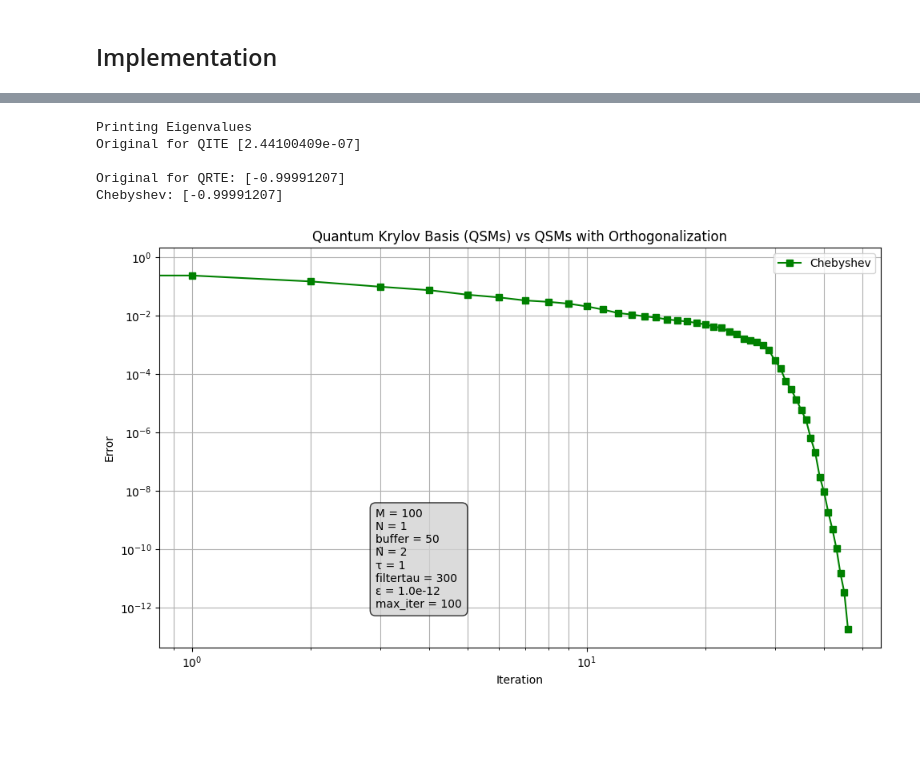
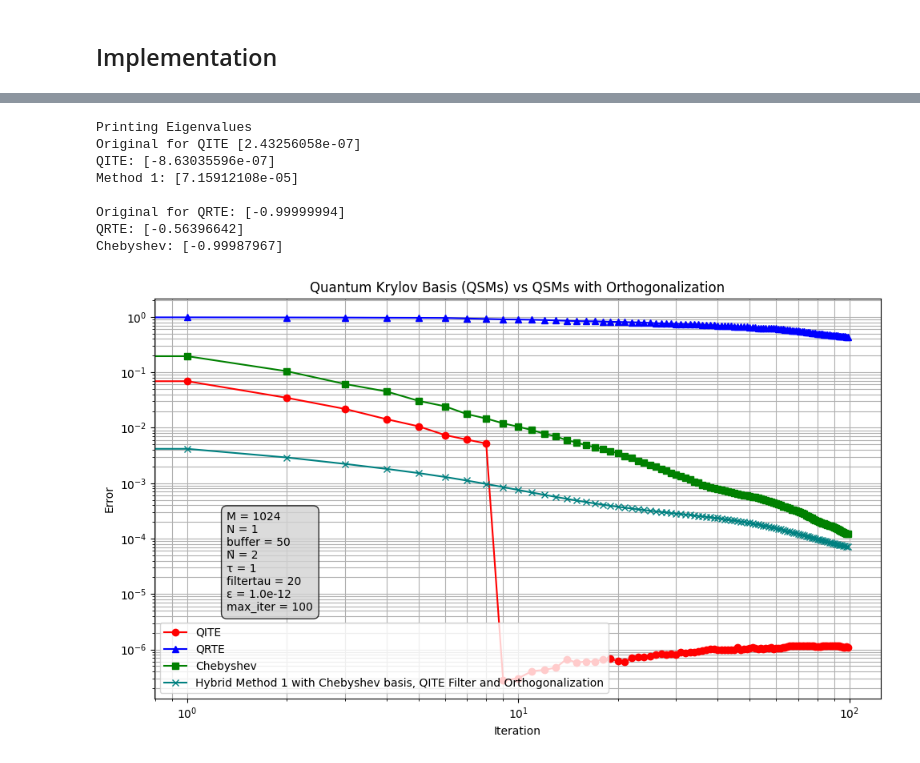
Before and after one commit to Nihar-Shah2001/Quantum_Computing_Notes, a Jupyter notebook: Notes/codes/comparison.ipynb, the cells around one changed output, grey strips where cells are left out. Cells and saved outputs as stored; diff of their text form; code cells hidden in the pictures; blank space fills up the shorter version.

```diff
--- a/Notes/codes/comparison.ipynb
+++ b/Notes/codes/comparison.ipynb
@@ -242,7 +156,8 @@ def QITE(H, psi_0, N, buffer, deltatau, epsilon, max_iter, eigenvalsh, orthogona
     print()
 
     last_valid_eigenvals = None
-    exp_H = expm(- deltatau * H)
+    exp_H = expm(- deltatau * H_norm)
+    eigh = np.linalg.eigvalsh(H_norm)
 
 
     while itr < max_iter and abs_error[-1] >= epsilon and Ntilde <= H.shape[0]:
@@ -251,13 +166,14 @@ def QITE(H, psi_0, N, buffer, deltatau, epsilon, max_iter, eigenvalsh, orthogona
         if itr == 0:
             Psi_0 = np.empty((H.shape[0], Ntilde), dtype=complex)
             v = psi_0.copy()
+            v /= np.linalg.norm(v)
             for i in range(Ntilde):
                 Psi_0[:, i] = v.flatten()
                 v = exp_H @ v
                 v /= np.linalg.norm(v)
         else:
             # Reuse previous Psi_F and append just one column
-            Psi_0 = np.column_stack((Psi_0, exp_H @ Psi_F[:, -1]))
+            Psi_0 = np.column_stack((Psi_0, exp_H @ Psi_0[:, -1]))
             Psi_0[:, -1] /= np.linalg.norm(Psi_0[:, -1])
 
 
@@ -283,7 +199,9 @@ def QITE(H, psi_0, N, buffer, deltatau, epsilon, max_iter, eigenvalsh, orthogona
             return last_valid_eigenvals, abs_error, itr
 
         # Compute Errors
-        abs_error.append(error(H_norm, Psi_0, N, method='none', eigenvals=eigenvals))
+        idx = np.argsort(eigenvals)
+        eigenvals = eigenvals[idx]
+        abs_error.append(np.linalg.norm(eigenvals[:N] - eigh[:N], ord=np.inf))
 
         last_valid_eigenvals = eigenvals
 
@@ -380,6 +317,7 @@ def chebyshev(H, psi_0, N, buffer, deltatau, epsilon, max_iter, eigenvalsh, orth
     print()
 
     last_valid_eigenvals = None
+    eigh = np.linalg.eigvalsh(H_norm)
 
     while itr < max_iter and abs_error[itr]>=epsilon and Ntilde <= H.shape[0]:
 
@@ -425,7 +363,9 @@ def chebyshev(H, psi_0, N, buffer, deltatau, epsilon, max_iter, eigenvalsh, orth
             return last_valid_eigenvals, abs_error, itr
 
         # Compute Errors
-        abs_error.append(error(H_norm, Psi_0, N, method='none', eigenvals=eigenvals))
+        idx = np.argsort(eigenvals)
+        eigenvals = eigenvals[idx]
+        abs_error.append(np.linalg.norm(eigenvals[:N] - eigh[:N], ord=np.inf))
 
         last_valid_eigenvals = eigenvals
 
@@ -502,13 +450,12 @@ def method1(H, psi_0, N, buffer, deltatau, epsilon, max_iter, filter_choice, ort
 # %%
 # Parameters
 np.random.seed(15) # For reproducibility
-# np.random.seed(20)
-M =  100 # Dimension of the matrix
+M =  1024 # Dimension of the matrix
 N = 1  # Number of eigenvalues
 buffer = 50  # Buffer for the number of eigenvalues
 Ntilde = int(np.ceil((1+(buffer/100)) * N))  # Number of eigenvalues to be found
 deltatau = 1 # Time step for the QITE method
-filtertau = 300
+filtertau = 20
 
 epsilon = 1e-12  # Tolerance for convergence
 max_iter = 100 # Maximum number of iterations
@@ -539,12 +486,12 @@ Max Iterations:  100
 ## Implementation
 # %%
 eigenvalsh = np.linalg.eigvalsh(H)
-# qite_eigenvals, qite_abs_error, qite_itr = QITE(H, psi_0, N, buffer, deltatau, epsilon, max_iter, eigenvalsh, orthogonalize=False)
+qite_eigenvals, qite_abs_error, qite_itr = QITE(H, psi_0, N, buffer, deltatau, epsilon, max_iter, eigenvalsh, orthogonalize=False)
 # qite_ortho_eigenvals, qite_ortho_abs_error, qite_ortho_itr = QITE(H, psi_0, Ntilde, buffer, deltatau, epsilon, max_iter, orthogonalize=True)
-# qrte_eigenvals, qrte_abs_error, qrte_itr = QRTE(H, psi_0, N, buffer, deltatau, epsilon, max_iter, eigenvalsh, orthogonalize=False)
+qrte_eigenvals, qrte_abs_error, qrte_itr = QRTE(H, psi_0, N, buffer, deltatau, epsilon, max_iter, eigenvalsh, orthogonalize=False)
 # qrte_ortho_eigenvals, qrte_ortho_abs_error, qrte_ortho_itr = QRTE(H, psi_0, Ntilde, buffer, deltatau, epsilon, max_iter, orthogonalize=True)
 chebyshev_eigenvals, chebyshev_abs_error, chebyshev_itr = chebyshev(H, psi_0, N, buffer, deltatau, epsilon, max_iter, eigenvalsh, orthogonalize=False)
 # chebyshev_ortho_eigenvals, chebyshev_ortho_abs_error, chebyshev_ortho_itr = chebyshev(H, psi_0, Ntilde, buffer, deltatau, epsilon, max_iter, orthogonalize=True)
-# method1_eigenvals, method1_eigenvecs, method1_abs_error, method1_itr = method1(H, psi_0, N, buffer, filtertau, epsilon, max_iter, filter_choice='QITE', orthogonalize=True)
+method1_eigenvals, method1_eigenvecs, method1_abs_error, method1_itr = method1(H, psi_0, N, buffer, filtertau, epsilon, max_iter, eigenvalsh)
 # method2_eigenvals, method2_eigenvecs, method2_abs_error, method2_itr = method1(H, psi_0, N, buffer, filtertau, epsilon, max_iter, filter_choice='QITE_2', orthogonalize=True)
 # %% [output]
@@ -562,55 +517,58 @@ a = np.min(eigenvalsh) - 1e-6
 b = np.max(eigenvalsh) + 1e-6
 print("Printing Eigenvalues")
 print("Original for QITE", np.sort(np.linalg.eigvalsh((H - a * np.eye(M)) / (b - a)))[:N])
-# print("QITE:", qite_eigenvals[:N])
+print("QITE:", qite_eigenvals[:N])
 # print("QITE with Orthogonalization:", qite_ortho_eigenvals[:N])
-# print("Method 1:", method1_eigenvals[:N])
+print("Method 1:", method1_eigenvals[:N])
 # print("Method 2:", method2_eigenvals[:N])
 print()
 print("Original for QRTE:",np.sort(np.linalg.eigvalsh(H/np.linalg.norm(H,ord=2)))[:N])
-# print("QRTE:", qrte_eigenvals[:N])
+print("QRTE:", qrte_eigenvals[:N])
 # print("QRTE with Orthogonalization:", qrte_ortho_eigenvals[:N])
 print("Chebyshev:", chebyshev_eigenvals[:N])
 # print("Chebyshev with Orthogonalization:", chebyshev_ortho_eigenvals[:N])
 # %% [output]
 Printing Eigenvalues
-Original for QITE [2.44100409e-07]
+Original for QITE [2.43256058e-07]
+QITE: [-8.63035596e-07]
+Method 1: [7.15912108e-05]
 
-Original for QRTE: [-0.99991207]
-Chebyshev: [-0.99991207]
+Original for QRTE: [-0.99999994]
+QRTE: [-0.56396642]
+Chebyshev: [-0.99987967]
 # %%
 plt.figure(figsize=(10, 6))
 plt.title('Quantum Krylov Basis (QSMs) vs QSMs with Orthogonalization')
-# plt.plot(np.arange(qite_itr), qite_abs_error[1:], marker='o', label='QITE', color='red')
+plt.plot(np.arange(qite_itr), qite_abs_error[1:], marker='o', label='QITE', color='red')
 # plt.plot(np.arange(qite_ortho_itr), qite_ortho_abs_error[1:], marker='^', label='QITE_w/ ortho', color='orange')
-# plt.plot(np.arange(qrte_itr), qrte_abs_error[1:], marker='^', label='QRTE', color='blue')
+plt.plot(np.arange(qrte_itr), qrte_abs_error[1:], marker='^', label='QRTE', color='blue')
 # plt.plot(np.arange(qrte_ortho_itr), qrte_ortho_abs_error[1:], marker='s', label='QRTE_w/ ortho', color='magenta')
+plt.plot(np.arange(chebyshev_itr), chebyshev_abs_error[1:], marker='s', label='Chebyshev', color='green')
 # plt.plot(np.arange(chebyshev_ortho_itr), chebyshev_ortho_abs_error[1:], marker='d', label='Chebyshev_w/ ortho', color='cyan')
-plt.plot(np.arange(chebyshev_itr), chebyshev_abs_error[1:], marker='s', label='Chebyshev', color='green')
-# plt.plot(np.arange(method1_itr), method1_abs_error[1:], marker='x', label='Method 1 with Chebyshev basis, QITE Filter and Orthogonalization', color='teal')
+plt.plot(np.arange(method1_itr), method1_abs_error[1:], marker='x', label='Hybrid Method 1 with Chebyshev basis, QITE Filter and Orthogonalization', color='teal')
 # plt.plot(np.arange(method2_itr), method2_abs_error[1:], marker='x', label='Method 2 with Chebyshev basis, QITE_2 Filter and Orthogonalization', color='purple')
 plt.yscale('log')
 plt.xscale('log')
 plt.xlabel('Iteration')
 plt.ylabel('Error')
 plt.grid(True, 'both', 'both')
 plt.legend()
 info_text = (
     f"M = {M}\n"
     f"N = {N}\n"
     f"buffer = {buffer}\n"
     f"Ñ = {Ntilde}\n"
     f"τ = {deltatau}\n"
     f"filtertau = {filtertau}\n"
     f"ε = {epsilon:.1e}\n"
     f"max_iter = {max_iter}"
 )
 
 # Adjust position (x=0.65, y=0.5) as needed
-plt.text(0.3, 0.1, info_text, transform=plt.gca().transAxes,
+plt.text(0.1, 0.22, info_text, transform=plt.gca().transAxes,
          fontsize=10, bbox=dict(boxstyle='round,pad=0.5', facecolor='lightgrey', alpha=0.8))
 plt.legend()
 plt.tight_layout()
 plt.show()
 # %% [output]
-[figure, old version]
+[figure, new version]
```
Also changed, not shown: parts of 11 cells of this notebook.
